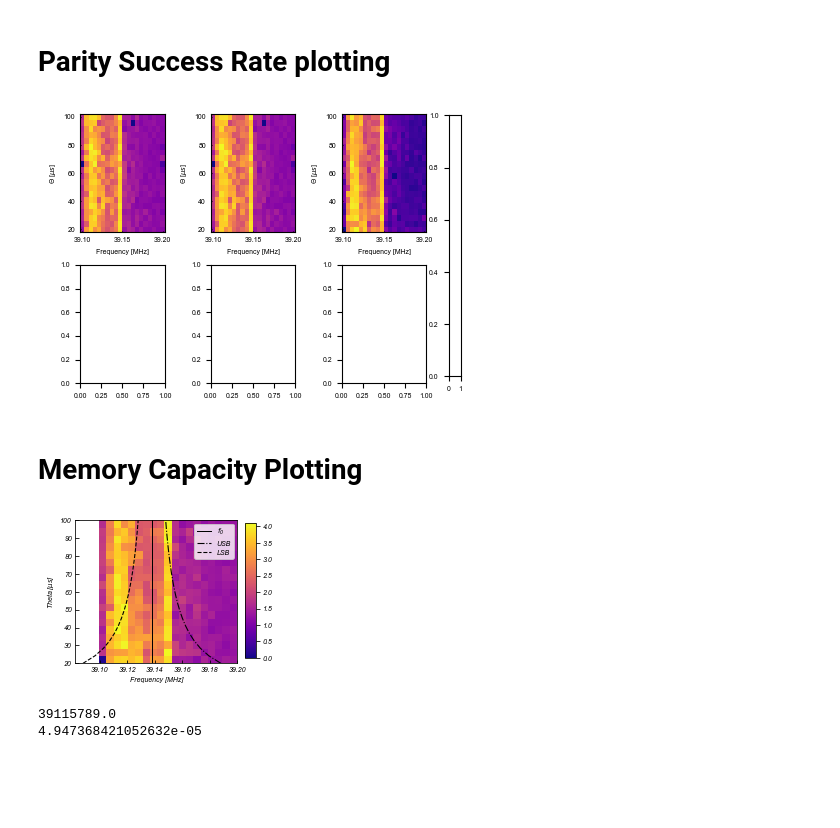
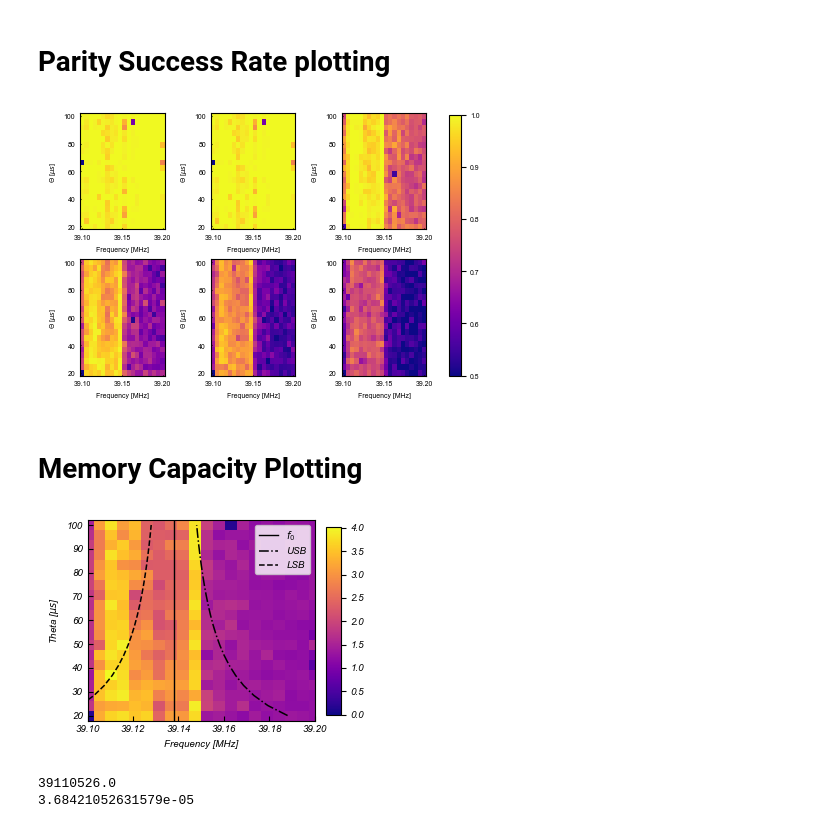
Before and after one commit to claudemeffan/SAW-RC-nonlinear, a Jupyter notebook: Figure 4, 5/figure4-5_plotting.ipynb, the cells around one changed output. Cells and saved outputs as stored; diff of their text form; code cells hidden in the pictures; blank space fills up the shorter version.

```diff
--- a/Figure 4, 5/figure4-5_plotting.ipynb
+++ b/Figure 4, 5/figure4-5_plotting.ipynb
@@ -30,7 +30,7 @@ for file in listdir(filedir):
 # %%
 def fit_data(reservoir_states, target, order):
     sync = order - 1
-    alphas = np.arange(0.000000001, 0.5, 0.1)
+    alphas = np.arange(0.000000001, 0.1, 0.01)
     cv = RepeatedKFold(n_splits=10, n_repeats=3, random_state=1)
     output_network = RidgeCV(alphas = alphas, cv = cv)
 
@@ -136,9 +142,9 @@ frequency_inds = frequency.argsort()
 frequency_sorted = frequency[frequency_inds]
 theta_sorted = theta[frequency_inds]
 
-order1 = np.array(mc_axis[1])[frequency_inds]
-order2 = np.array(mc_axis[2])[frequency_inds]
-order3 = np.array(mc_axis[3])[frequency_inds]
+order1 = np.array(p_axis[1])[frequency_inds]
+order2 = np.array(p_axis[2])[frequency_inds]
+order3 = np.array(p_axis[3])[frequency_inds]
 order4 = np.array(p_axis[4])[frequency_inds]
 order5 = np.array(p_axis[5])[frequency_inds]
 order6 = np.array(p_axis[6])[frequency_inds]
@@ -180,46 +186,46 @@ c = 'plasma'
 fig, ax = plt.subplots(2,3, figsize=(4,3))
 
 ax[0,0].tick_params(direction='in',length=1)
-im = ax[0, 0].pcolormesh(f_labels, th_labels, order1.transpose(), cmap = c, shading='nearest')
+im = ax[0, 0].pcolormesh(f_labels, th_labels, order1.transpose(), cmap = c, vmin = 0.5, vmax=1)
 ax[0, 0].set_xlabel('Frequency [MHz]')
 ax[0, 0].set_ylabel('$\Theta$ [$\mu s$]')
 
 ax[0,1].tick_params(direction='in',length=1)
-ax[0, 1].pcolormesh(f_labels, th_labels, order2.transpose(), cmap = c, shading='nearest')
+ax[0, 1].pcolormesh(f_labels, th_labels, order2.transpose(), cmap = c, vmin = 0.5, vmax=1)
 ax[0, 1].set_xlabel('Frequency [MHz]')
 ax[0, 1].set_ylabel('$\Theta$ [$\mu s$]')
 
-ax[0, 2].pcolormesh(f_labels, th_labels, order3.transpose(), cmap = c, shading='nearest')
+ax[0, 2].pcolormesh(f_labels, th_labels, order3.transpose(), cmap = c, vmin = 0.5, vmax=1)
 ax[0, 2].set_xlabel('Frequency [MHz]')
 ax[0, 2].set_ylabel('$\Theta$ [$\mu s$]')
 ax[0, 2].tick_params(direction='in',length=1)
 
-ax[1, 0].pcolormesh(f_labels, th_labels, order4.transpose(), cmap = c, shading='nearest')
+ax[1, 0].pcolormesh(f_labels, th_labels, order4.transpose(), cmap = c, vmin = 0.5, vmax=1)
 ax[1, 0].set_xlabel('Frequency [MHz]')
 ax[1, 0].set_ylabel('$\Theta$ [$\mu s$]')
 ax[1, 0].tick_params(direction='in',length=1)
 
 
-ax[1, 1].pcolormesh(f_labels, th_labels, order5.transpose(), cmap = c, shading='nearest')
+ax[1, 1].pcolormesh(f_labels, th_labels, order5.transpose(), cmap = c, vmin = 0.5, vmax=1)
 ax[1, 1].set_xlabel('Frequency [MHz]')
 ax[1, 1].set_ylabel('$\Theta$ [$\mu s$]')
 ax[1, 1].tick_params(direction='in',length=1)
 
 
-ax[1, 2].pcolormesh(f_labels, th_labels, order6.transpose(), cmap = c, shading='nearest')
+ax[1, 2].pcolormesh(f_labels, th_labels, order6.transpose(), cmap = c, vmin = 0.5, vmax=1)
 ax[1, 2].set_xlabel('Frequency [MHz]')
 ax[1, 2].set_ylabel('$\Theta$ [$\mu s$]')
 ax[1, 2].tick_params(direction='in',length=1)
 
 
 fig.subplots_adjust(right=0.8)
 cbar_ax = fig.add_axes([1.02, 0.1, 0.03, 0.87])
-#fig.colorbar(im, cax=cbar_ax)
+fig.colorbar(im, cax=cbar_ax)
 
 plt.tight_layout()
 plt.savefig(f'{filedir}_parity_task_sucess.png', dpi=500, bbox_inches="tight")
 # %% [output]
-[figure, old version]
+[figure, new version]
 # %% [markdown]
 # Memory Capacity Plotting
 # %%
@@ -296,19 +302,19 @@ fig.colorbar(im, cax=cbar_ax)
 
 # Plot center frequency and AM sidebands
 
-#ax.set_xlim((39.1, 39.2))
+ax.set_xlim((39.1, 39.2))
 plt.tight_layout()
 plt.savefig(f'{filedir}_memory_capacity.png', dpi=500, bbox_inches="tight")
 # %% [output]
-[figure, old version]
+[figure, new version]
 # %%
 best_perform = np.argmax(order2)
 
 print(frequency_sorted[best_perform//20, best_perform%20])
 print(theta_sorted[best_perform//20, best_perform%20])
 # %% [output]
-39115789.0
-4.947368421052632e-05
+39110526.0
+3.68421052631579e-05
 # %%
 mpl.rcParams.update({'font.size': 5})
 mpl.rcParams['font.family'] = "sans-serif"
```
Also changed, not shown: parts of 3 cells of this notebook, 4 other files.
